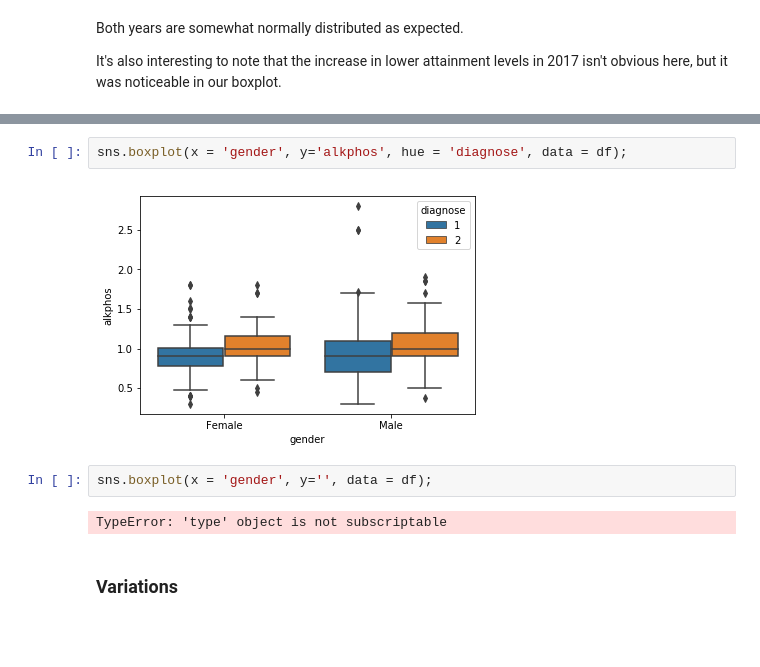
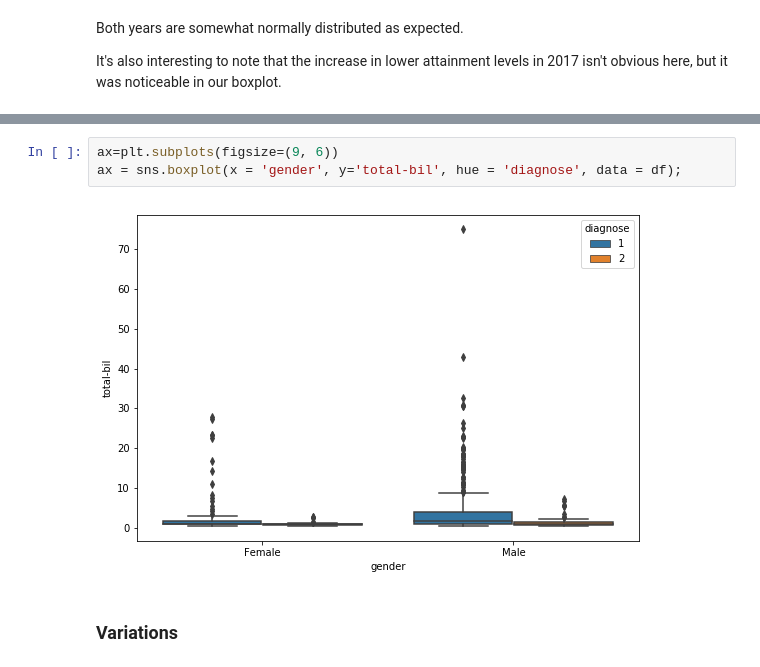
Before and after one commit to MarionMcG/fundamentals_data_analysis, a Jupyter notebook: boxplots.ipynb, the cells around one changed output, grey strips where cells are left out. Drawn from its saved outputs; the diff is of its cells as text; blank space fills up the shorter version.

Commit message:
Investigating dataset using boxplots

```diff
--- a/boxplots.ipynb
+++ b/boxplots.ipynb
@@ -273,11 +301,8 @@ sns.boxplot(x = 'age', y='gender', hue = 'diagnose', data = df);
 # %%
-sns.boxplot(x = 'gender', y='alkphos', hue = 'diagnose', data = df);
+ax=plt.subplots(figsize=(9, 6))
+ax = sns.boxplot(x = 'gender', y='total-bil', hue = 'diagnose', data = df);
 # %% [output]
-[figure, old version]
+[figure, new version]
-# %%
-sns.boxplot(x = 'gender', y='', data = df);
-# %% [output]
-TypeError: 'type' object is not subscriptable
 # %% [markdown]
 ### Variations
 # %% [markdown]
```
Also changed, not shown: parts of 6 cells of this notebook.
